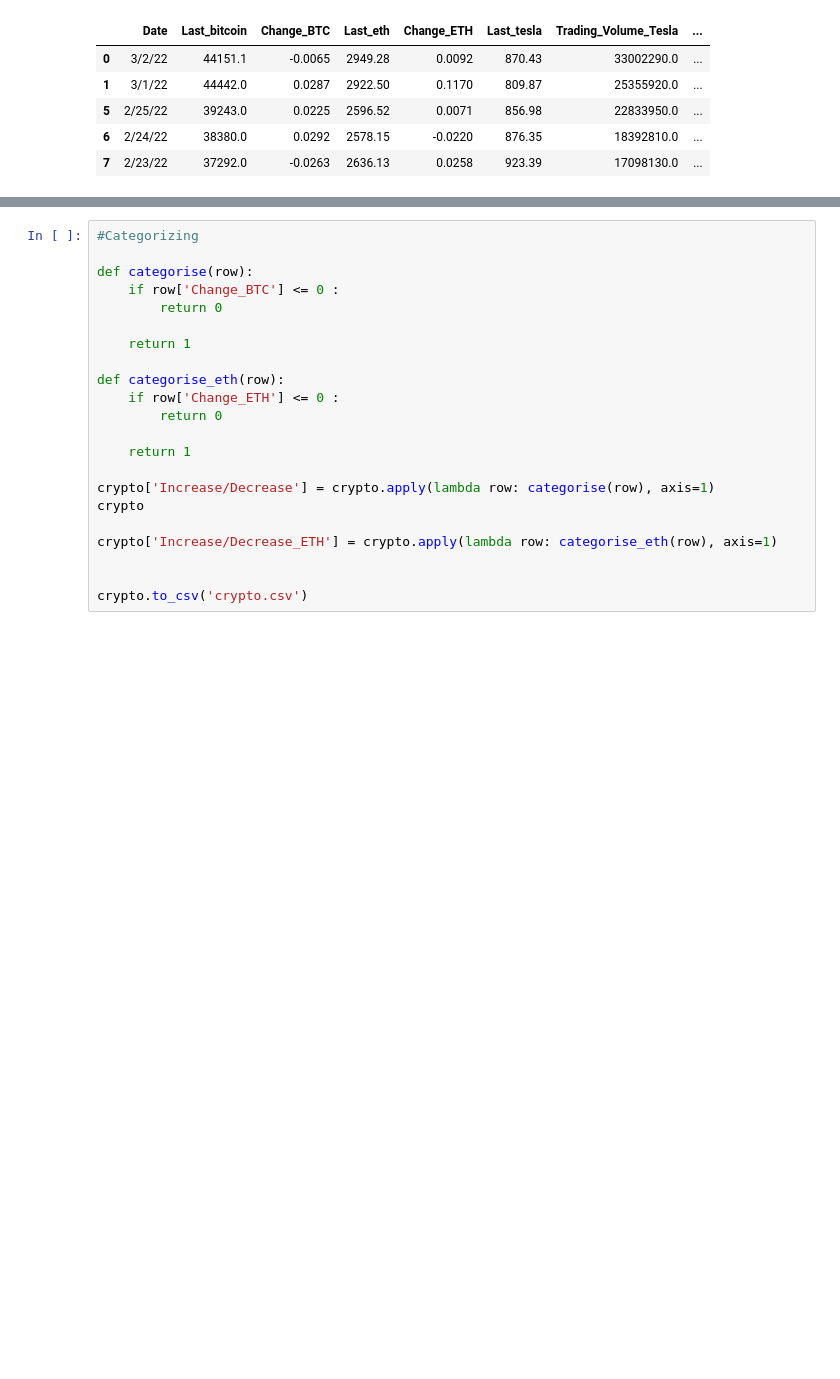
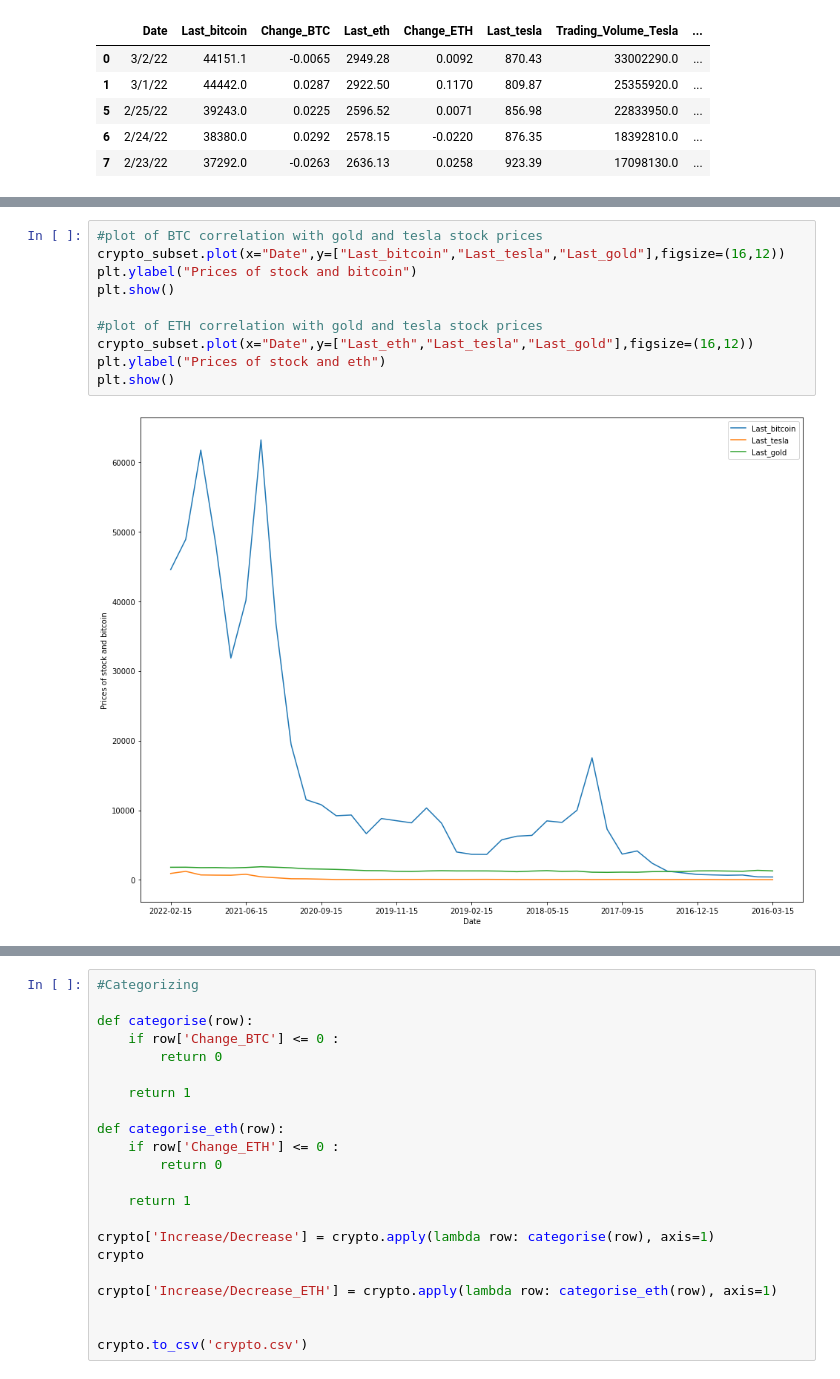
Before and after one commit to RojaReddy329/MachineLearningProject, a Jupyter notebook: ProjectNotebook.ipynb, the cells around one changed output, grey strips where cells are left out. Cells and saved outputs as stored; diff of their text form; blank space fills up the shorter version.

Commit message:
added graphs for price

```diff
--- a/ProjectNotebook.ipynb
+++ b/ProjectNotebook.ipynb
@@ -157,0 +158,12 @@ plt.show()
+# %%
+#plot of BTC correlation with gold and tesla stock prices
+crypto_subset.plot(x="Date",y=["Last_bitcoin","Last_tesla","Last_gold"],figsize=(16,12))
+plt.ylabel("Prices of stock and bitcoin")
+plt.show()
+
+#plot of ETH correlation with gold and tesla stock prices
+crypto_subset.plot(x="Date",y=["Last_eth","Last_tesla","Last_gold"],figsize=(16,12))
+plt.ylabel("Prices of stock and eth")
+plt.show()
+# %% [output]
+[figure, added]
```
Also changed, not shown: parts of 11 cells of this notebook.
